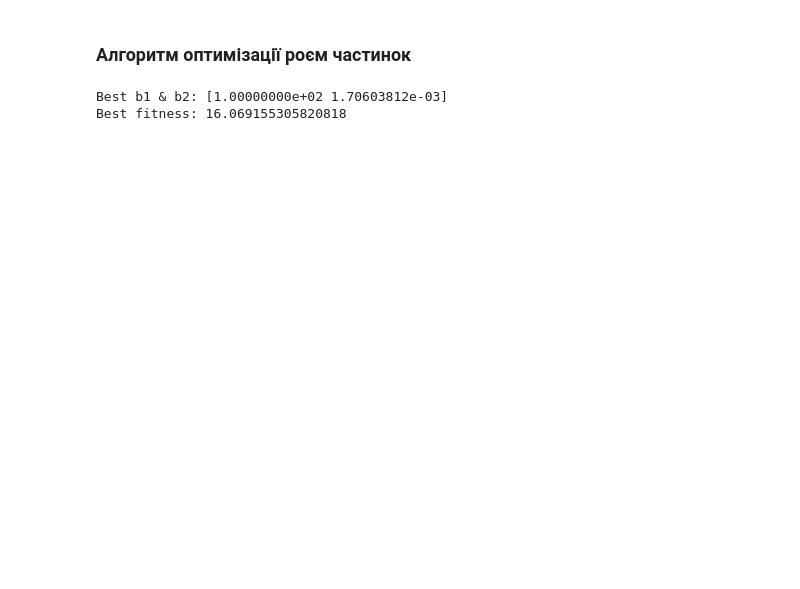
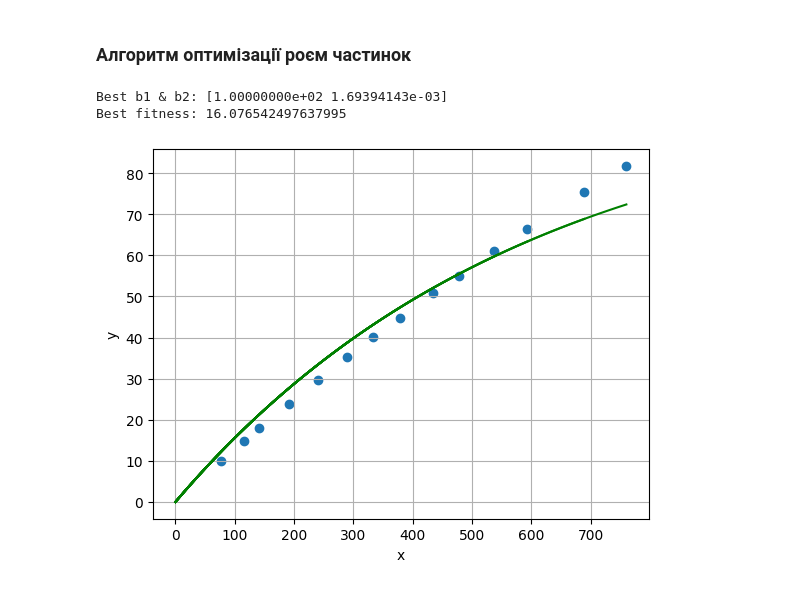
Before and after one commit to Terlok/SwarmIntelligence, a Jupyter notebook: lab 6/main.ipynb, the cells around one changed output. Cells and saved outputs as stored; diff of their text form; code cells hidden in the pictures; blank space fills up the shorter version.

```diff
--- a/lab 6/main.ipynb
+++ b/lab 6/main.ipynb
@@ -75,17 +109,27 @@ Best fitness: 4.1817191119171354e-05
 # %%
 bounds = [(0, 100), (0, 1)]
 
 pso = ParticleSwarmOptimization(Var01, bounds, values['Var01'])
 best_params, best_fitness = pso.optimize()
 
 print('Best b1 & b2:', best_params)
 print('Best fitness:', best_fitness)
 
 v = Visualizer(algorithm='PSO', file_name='Var01', data=pso.param)
-v.distance()
+v.plot_fitness()
+b1, b2 = best_params[0], best_params[1]
+x = np.linspace(0, values['Var01'][0], 50)
+y = Var01(x, b1, b2)
+plt.scatter(values['Var01'][0], values['Var01'][1])
+plt.plot(x, y, color='green')
+plt.xlabel('x')
+plt.ylabel('y')
+plt.grid(True)
+plt.show()
 # %% [output]
-Best b1 & b2: [1.00000000e+02 1.70603812e-03]
-Best fitness: 16.069155305820818
+Best b1 & b2: [1.00000000e+02 1.69394143e-03]
+Best fitness: 16.076542497637995
+[figure, added]
 # %%
 bounds = [(100, 1000), (0, 1)]
 
```
Also changed, not shown: parts of 6 cells of this notebook, 7 other files.
